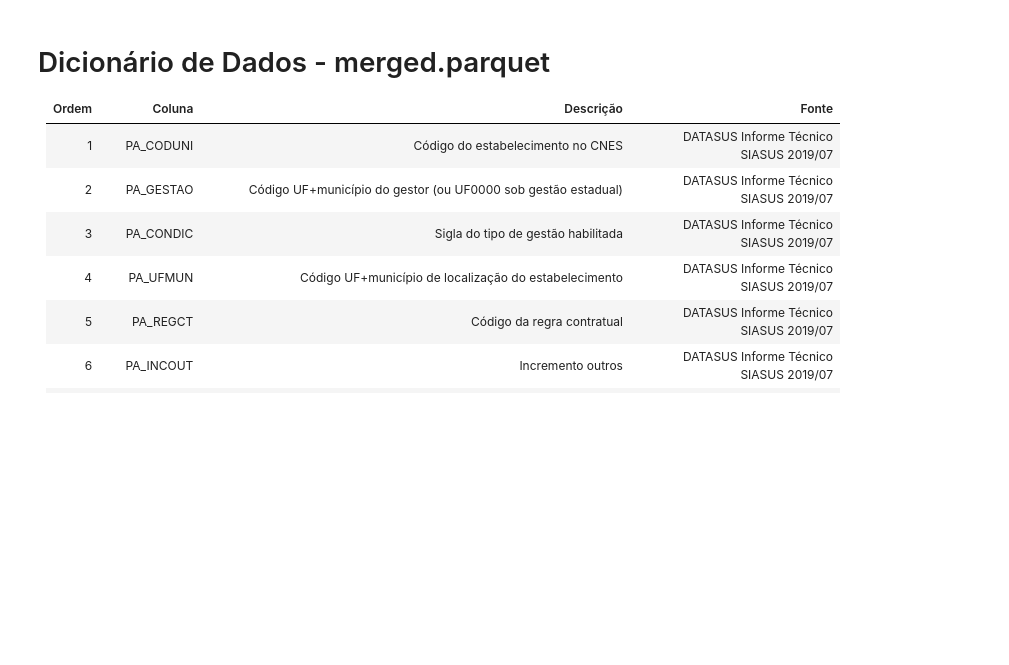
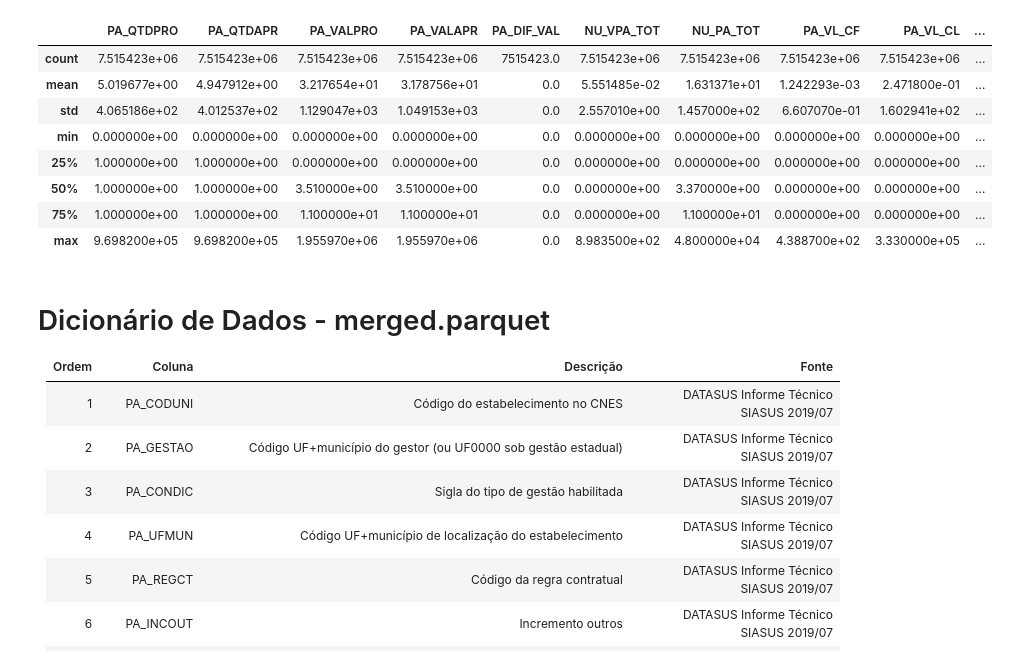
Before and after one commit to igorlealc/ia_tech_challenge_01, a Jupyter notebook: trabalho.ipynb, the cells around one changed output. Saved outputs shown, nothing was run; the diff lists cells and outputs as text; code cells hidden in the pictures; blank space fills up the shorter version.

```diff
--- a/trabalho.ipynb
+++ b/trabalho.ipynb
@@ -32,3 +33,17 @@ dados.head()
+# %%
+dados = pd.read_parquet("06_25.parquet")
+dados.head()
+dados.describe()
+# %% [output]
+|  | PA_QTDPRO | PA_QTDAPR | PA_VALPRO | PA_VALAPR | PA_DIF_VAL | NU_VPA_TOT | NU_PA_TOT | PA_VL_CF | PA_VL_CL | ... |
+| count | 7.515423e+06 | 7.515423e+06 | 7.515423e+06 | 7.515423e+06 | 7515423.0 | 7.515423e+06 | 7.515423e+06 | 7.515423e+06 | 7.515423e+06 | ... |
+| mean | 5.019677e+00 | 4.947912e+00 | 3.217654e+01 | 3.178756e+01 | 0.0 | 5.551485e-02 | 1.631371e+01 | 1.242293e-03 | 2.471800e-01 | ... |
+| std | 4.065186e+02 | 4.012537e+02 | 1.129047e+03 | 1.049153e+03 | 0.0 | 2.557010e+00 | 1.457000e+02 | 6.607070e-01 | 1.602941e+02 | ... |
+| min | 0.000000e+00 | 0.000000e+00 | 0.000000e+00 | 0.000000e+00 | 0.0 | 0.000000e+00 | 0.000000e+00 | 0.000000e+00 | 0.000000e+00 | ... |
+| 25% | 1.000000e+00 | 1.000000e+00 | 0.000000e+00 | 0.000000e+00 | 0.0 | 0.000000e+00 | 0.000000e+00 | 0.000000e+00 | 0.000000e+00 | ... |
+| 50% | 1.000000e+00 | 1.000000e+00 | 3.510000e+00 | 3.510000e+00 | 0.0 | 0.000000e+00 | 3.370000e+00 | 0.000000e+00 | 0.000000e+00 | ... |
+| 75% | 1.000000e+00 | 1.000000e+00 | 1.100000e+01 | 1.100000e+01 | 0.0 | 0.000000e+00 | 1.100000e+01 | 0.000000e+00 | 0.000000e+00 | ... |
+| max | 9.698200e+05 | 9.698200e+05 | 1.955970e+06 | 1.955970e+06 | 0.0 | 8.983500e+02 | 4.800000e+04 | 4.388700e+02 | 3.330000e+05 | ... |
 # %% [markdown]
 # Dicionário de Dados - merged.parquet
 
```
Also changed, not shown: parts of 11 cells of this notebook, 4 other files.
